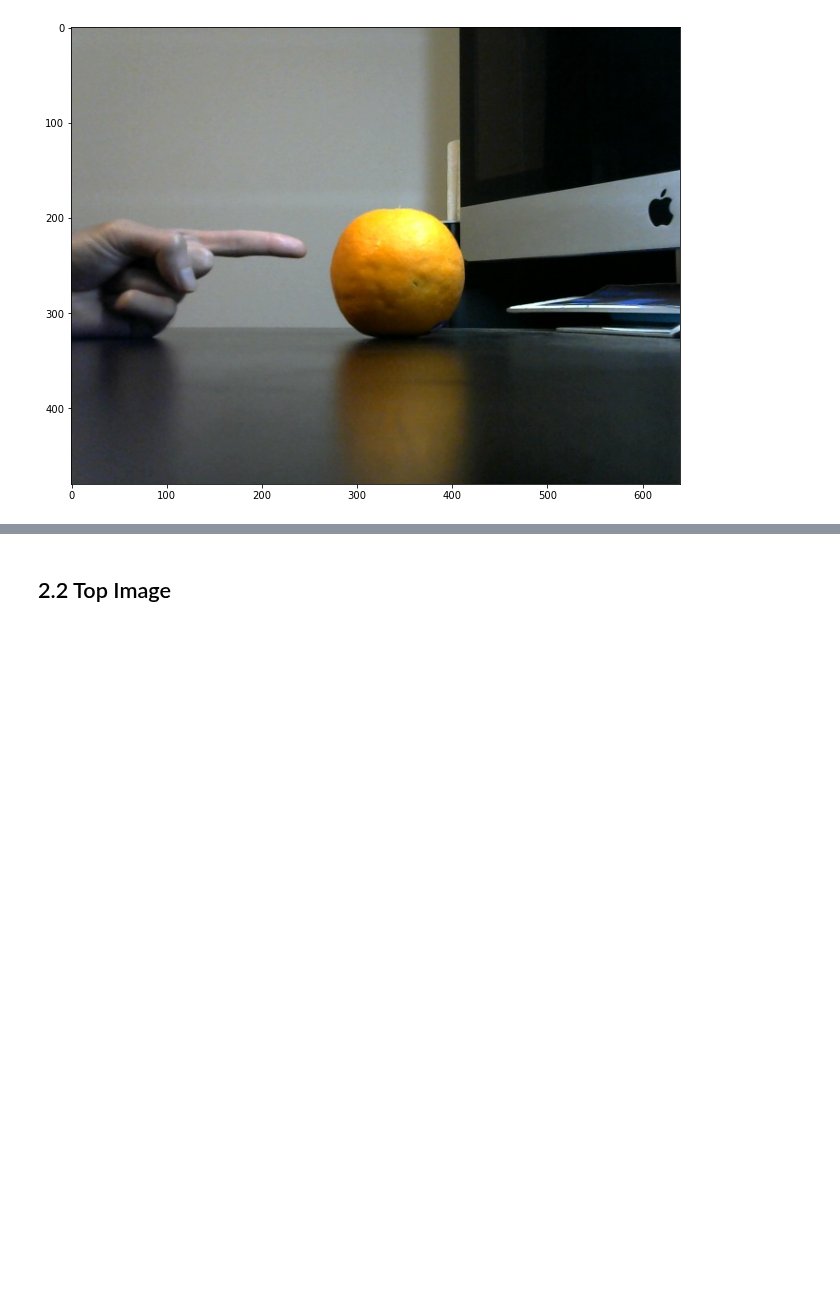
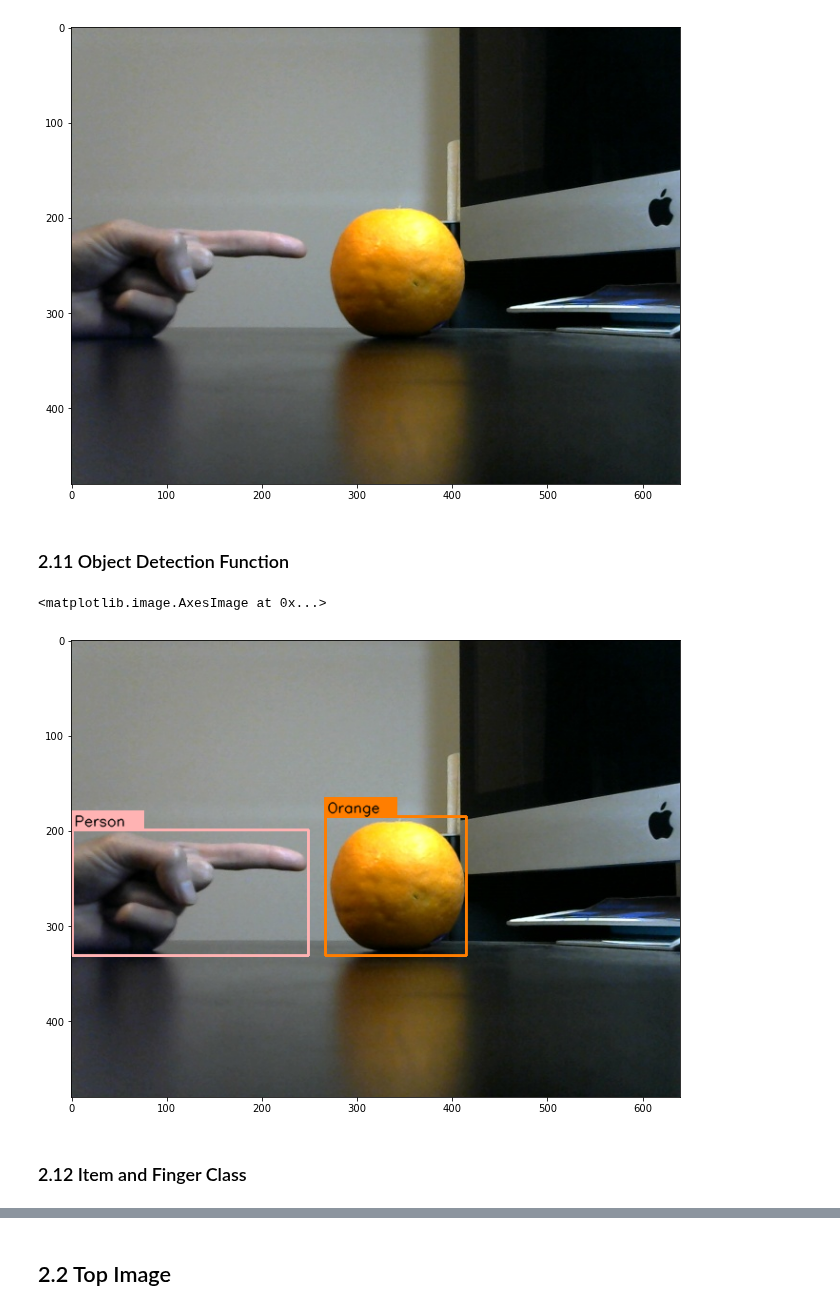
Before and after one commit to kainphoton/METR4911_MaskRCNN, a Jupyter notebook: 100.MaskR-CNN_Top-Side-View_ver5.ipynb, the cells around one changed output, grey strips where cells are left out. Saved outputs shown, nothing was run; the diff lists cells and outputs as text; code cells hidden in the pictures; blank space fills up the shorter version.

```diff
--- a/100.MaskR-CNN_Top-Side-View_ver5.ipynb
+++ b/100.MaskR-CNN_Top-Side-View_ver5.ipynb
@@ -484,3 +484,18 @@ print("Height:", height)
 Width: 640
 Height: 480
 [figure]
+# %% [markdown]
+### 2.11 Object Detection Function
+# %%
+# For Static Image Only
+object_detect_img, segmentation_img, box_list = object_detection_mask(img)
+cv2.waitKey(0)
+cv2.destroyAllWindows()
+
+# Object Detection Box Image
+plt.imshow(cv2.cvtColor(object_detect_img, cv2.COLOR_BGR2RGB))
+# %% [output]
+<matplotlib.image.AxesImage at 0x...>
+[figure, added]
+# %% [markdown]
+### 2.12 Item and Finger Class
```
Also changed, not shown: parts of 2 cells of this notebook, 1 other file.
